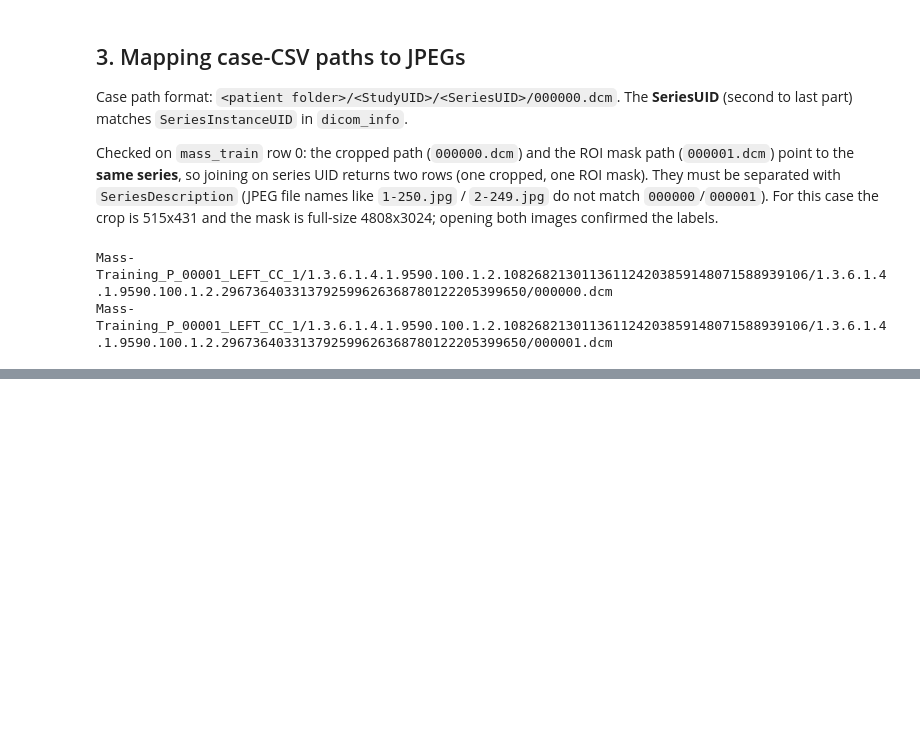
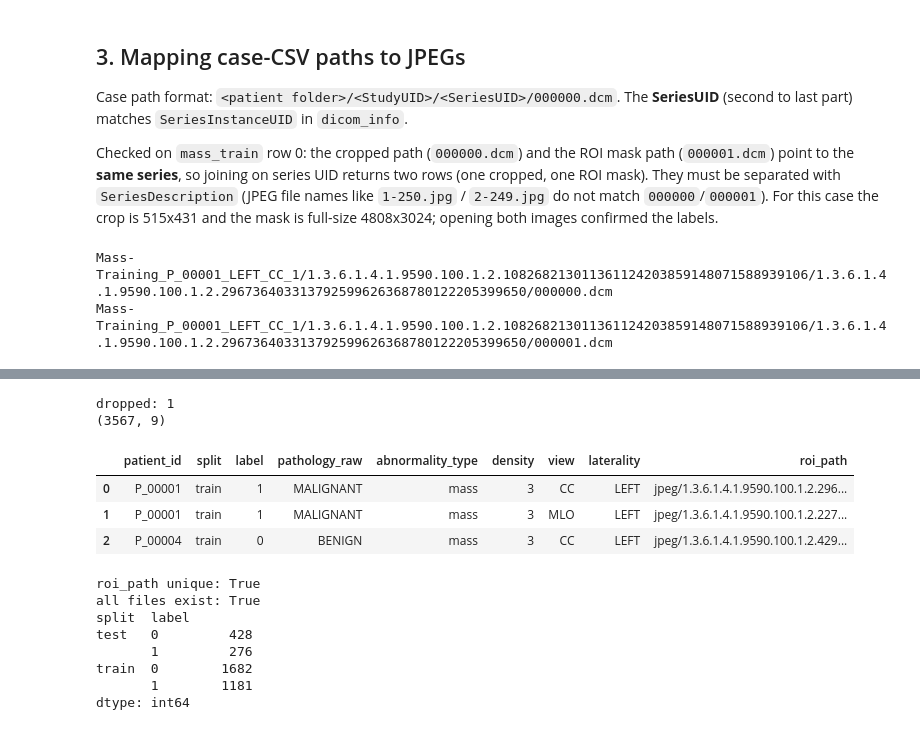
Before and after one commit to samfern-creator/cbis-ddsm-mlops, a Jupyter notebook: notebooks/01_explore.ipynb, the cells around one changed output, grey strips where cells are left out. Cells and saved outputs as stored; diff of their text form; code cells hidden in the pictures; blank space fills up the shorter version.

```diff
--- a/notebooks/01_explore.ipynb
+++ b/notebooks/01_explore.ipynb
@@ -174,0 +186,12 @@ cropped images 2-249.jpg (431, 515) exists: True
+# %%
+# Series UIDs that have a 'cropped images' row in dicom_info
+crop_uids = set(
+    dicom.loc[dicom['SeriesDescription'] == 'cropped images', 'SeriesInstanceUID']
+)
+
+for name, case_df in [('mass_train', mass_train), ('mass_test', mass_test),
+                      ('calc_train', calc_train), ('calc_test', calc_test)]:
+    # series UID = second-to-last piece of the cropped image path
+    uids = case_df['cropped image file path'].str.strip().str.split('/').str[-2]
+    found = uids.isin(crop_uids)
+    print(f"{name}: expected {len(case_df)}, found {found.sum()}, missing {(~found).sum()}")
@@ -174,0 +237,7 @@ cropped images 2-249.jpg (431, 515) exists: True
+# %%
+# pathology count
+for name, case_df in [('mass_train', mass_train), ('mass_test', mass_test),
+                      ('calc_train', calc_train), ('calc_test', calc_test)]:
+    print(name)
+    print(case_df['pathology'].value_counts(dropna=False))
+    print()
@@ -174,0 +412,42 @@ cropped images 2-249.jpg (431, 515) exists: True
+# %%
+# build the final table and run the checks
+
+n_before = len(cases)
+kept = cases.dropna(subset=['crop_image_path']).copy()    # drops the one row with no image (P_01563)
+print("dropped:", n_before - len(kept))
+
+rois = pd.DataFrame({
+    'patient_id': kept['patient_id'],
+    'split': kept['split'],
+    'label': (kept['pathology'] == 'MALIGNANT').astype(int),    # 1 = malignant, 0 = benign
+    'pathology_raw': kept['pathology'],
+    'abnormality_type': kept['abnormality type'],
+    'density': kept['breast density'],
+    'view': kept['image view'],
+    'laterality': kept['left or right breast'],
+    # path relative to ~/data/cbis-ddsm, so the CSV is portable across machines
+    'roi_path': kept['crop_image_path'].str.replace('CBIS-DDSM/', '', regex=False),
+}).reset_index(drop=True)
+
+print(rois.shape)
+display(rois.head(3))
+
+# checks
+print("roi_path unique:", rois['roi_path'].is_unique)
+print("all files exist:", rois['roi_path'].map(lambda p: (DATA / p).exists()).all())
+print(rois.groupby(['split', 'label']).size())
+# %% [output]
+dropped: 1
+(3567, 9)
+|  | patient_id | split | label | pathology_raw | abnormality_type | density | view | laterality | roi_path |
+| 0 | P_00001 | train | 1 | MALIGNANT | mass | 3 | CC | LEFT | jpeg/1.3.6.1.4.1.9590.100.1.2.296... |
+| 1 | P_00001 | train | 1 | MALIGNANT | mass | 3 | MLO | LEFT | jpeg/1.3.6.1.4.1.9590.100.1.2.227... |
+| 2 | P_00004 | train | 0 | BENIGN | mass | 3 | CC | LEFT | jpeg/1.3.6.1.4.1.9590.100.1.2.429... |
+roi_path unique: True
+all files exist: True
+split  label
+test   0         428
+       1         276
+train  0        1682
+       1        1181
+dtype: int64
```
Also changed, not shown: parts of 17 cells of this notebook.
